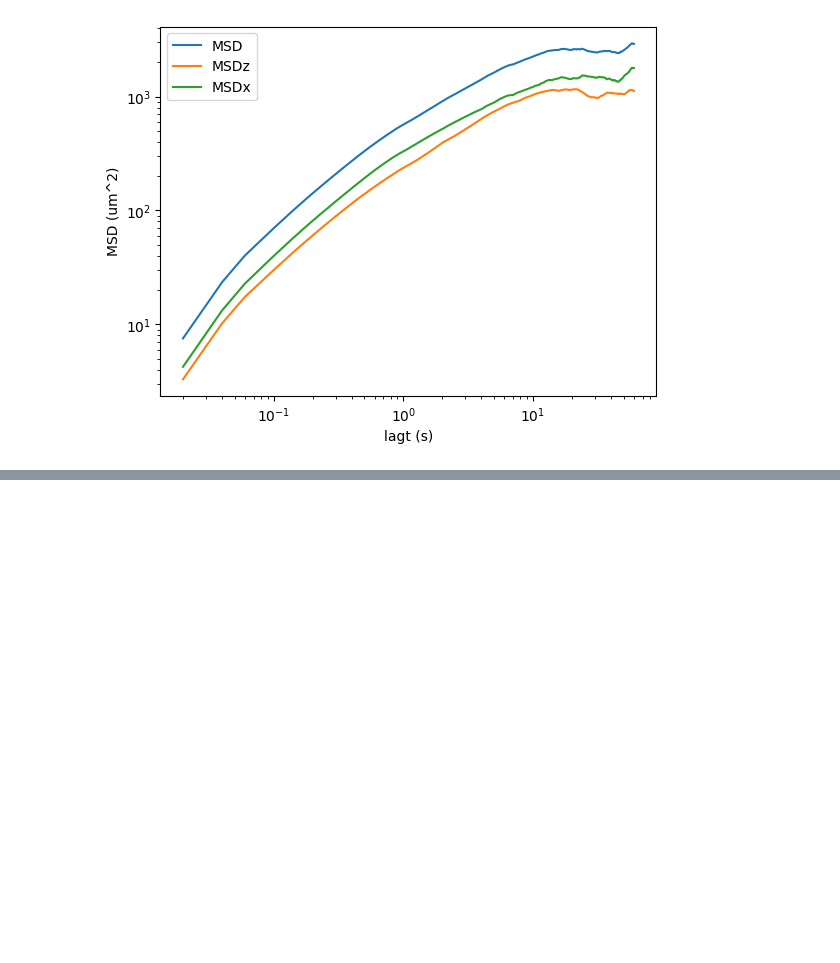
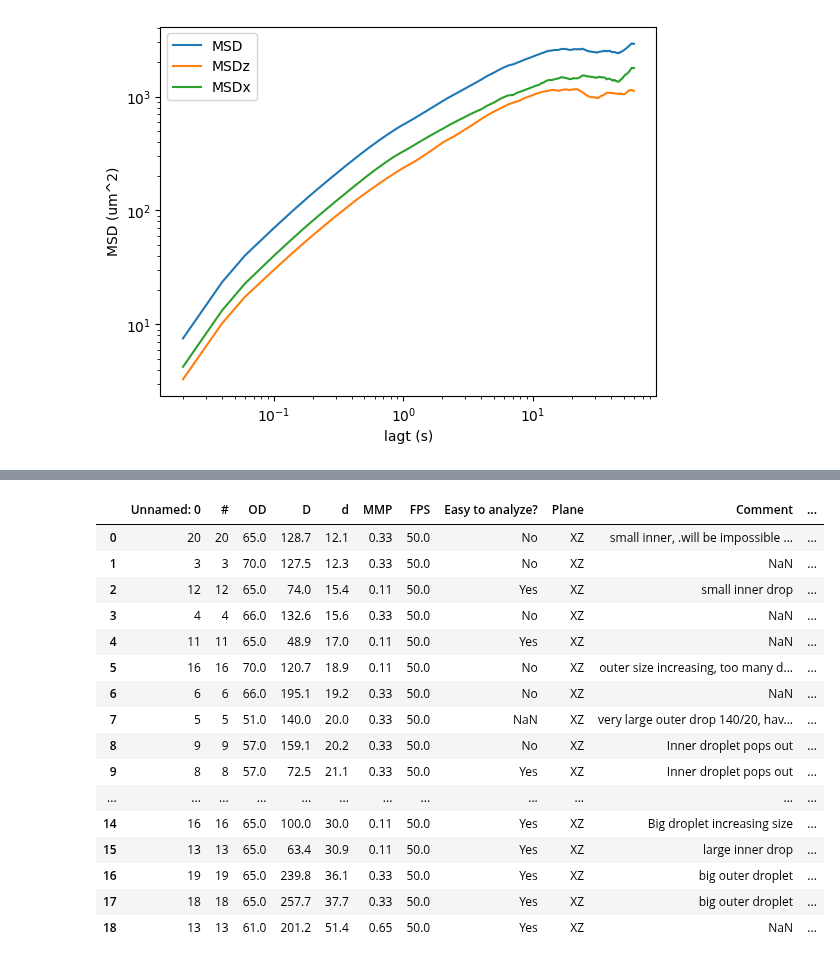
Before and after one commit to ZLoverty/DE, a Jupyter notebook: Code/Trajectory-analysis/Diffusivity-11032021-01.ipynb, the cells around one changed output, grey strips where cells are left out. Drawn from its saved outputs; the diff is of its cells as text; code cells hidden in the pictures; blank space fills up the shorter version.

```diff
--- a/Code/Trajectory-analysis/Diffusivity-11032021-01.ipynb
+++ b/Code/Trajectory-analysis/Diffusivity-11032021-01.ipynb
@@ -94,0 +160,20 @@ for num, i in l[25::50].iterrows():
+# %%
+log
+# %% [output]
+|  | Unnamed: 0 | # | OD | D | d | MMP | FPS | Easy to analyze? | Plane | Comment | ... |
+| 0 | 20 | 20 | 65.0 | 128.7 | 12.1 | 0.33 | 50.0 | No | XZ | small inner, .will be impossible ... | ... |
+| 1 | 3 | 3 | 70.0 | 127.5 | 12.3 | 0.33 | 50.0 | No | XZ | NaN | ... |
+| 2 | 12 | 12 | 65.0 | 74.0 | 15.4 | 0.11 | 50.0 | Yes | XZ | small inner drop | ... |
+| 3 | 4 | 4 | 66.0 | 132.6 | 15.6 | 0.33 | 50.0 | No | XZ | NaN | ... |
+| 4 | 11 | 11 | 65.0 | 48.9 | 17.0 | 0.11 | 50.0 | Yes | XZ | NaN | ... |
+| 5 | 16 | 16 | 70.0 | 120.7 | 18.9 | 0.11 | 50.0 | No | XZ | outer size increasing, too many d... | ... |
+| 6 | 6 | 6 | 66.0 | 195.1 | 19.2 | 0.33 | 50.0 | No | XZ | NaN | ... |
+| 7 | 5 | 5 | 51.0 | 140.0 | 20.0 | 0.33 | 50.0 | NaN | XZ | very large outer drop 140/20, hav... | ... |
+| 8 | 9 | 9 | 57.0 | 159.1 | 20.2 | 0.33 | 50.0 | No | XZ | Inner droplet pops out | ... |
+| 9 | 8 | 8 | 57.0 | 72.5 | 21.1 | 0.33 | 50.0 | Yes | XZ | Inner droplet pops out | ... |
+| ... | ... | ... | ... | ... | ... | ... | ... | ... | ... | ... | ... |
+| 14 | 16 | 16 | 65.0 | 100.0 | 30.0 | 0.11 | 50.0 | Yes | XZ | Big droplet increasing size | ... |
+| 15 | 13 | 13 | 65.0 | 63.4 | 30.9 | 0.11 | 50.0 | Yes | XZ | large inner drop | ... |
+| 16 | 19 | 19 | 65.0 | 239.8 | 36.1 | 0.33 | 50.0 | Yes | XZ | big outer droplet | ... |
+| 17 | 18 | 18 | 65.0 | 257.7 | 37.7 | 0.33 | 50.0 | Yes | XZ | big outer droplet | ... |
+| 18 | 13 | 13 | 61.0 | 201.2 | 51.4 | 0.65 | 50.0 | Yes | XZ | NaN | ... |
```
Also changed, not shown: parts of 9 cells of this notebook, 32 other files.
